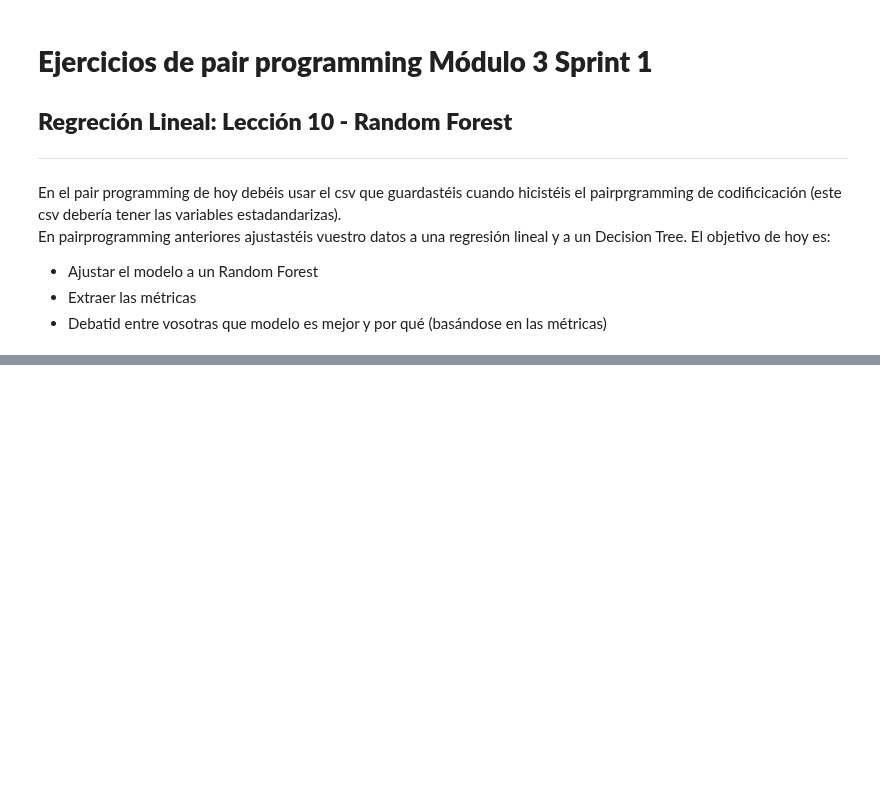
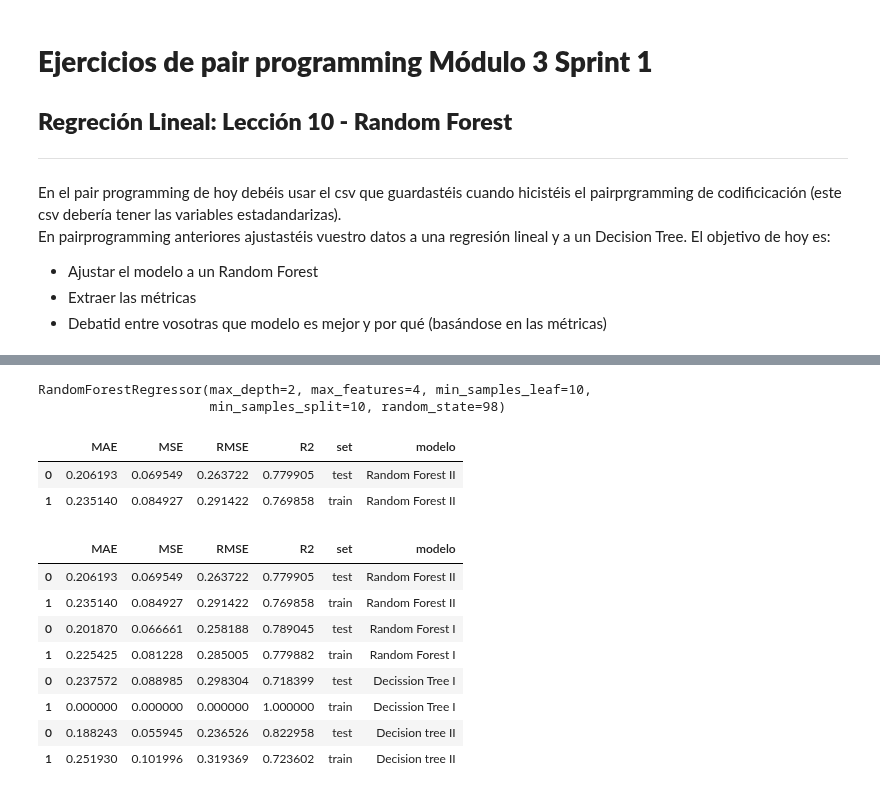
Before and after one commit to Adalab/promo-d-da-modulo3-sprint1-laura-maitane, a Jupyter notebook: regresion-lineal/reg-lin-12-random-forest.ipynb, the cells around one changed output, grey strips where cells are left out. Saved outputs shown, nothing was run; the diff lists cells and outputs as text; code cells hidden in the pictures; blank space fills up the shorter version.

```diff
--- a/regresion-lineal/reg-lin-12-random-forest.ipynb
+++ b/regresion-lineal/reg-lin-12-random-forest.ipynb
@@ -41,0 +208,33 @@ df.head(2)
+# %%
+# al igual que el decision tree podemos sacar cual es nuestro mejor bosque
+# En este caso,  nuestro mejor bosque es aquel que esta formado por arboles de 6 de profundidad, usa 4 variables y que tiene  un min_samples_leaf y un min_samples_split de 10.
+bosque2 = gs_rf2.best_estimator_
+bosque2
+# %% [output]
+RandomForestRegressor(max_depth=2, max_features=4, min_samples_leaf=10,
+                      min_samples_split=10, random_state=98)
+# %%
+y_pred_test_rf2 = bosque2.predict(x_test)
+y_pred_train_rf2 = bosque2.predict(x_train)
+# %%
+rf_results2 = metricas(y_test, y_train, y_pred_test_rf2, y_pred_train_rf2, "Random Forest II")
+rf_results2
+# %% [output]
+|  | MAE | MSE | RMSE | R2 | set | modelo |
+| 0 | 0.206193 | 0.069549 | 0.263722 | 0.779905 | test | Random Forest II |
+| 1 | 0.235140 | 0.084927 | 0.291422 | 0.769858 | train | Random Forest II |
+# %%
+# concatenamos el csv anterior con los resultados obtenidos en este modelo
+
+df_todos_resultados = pd.concat([rf_results2, df_todos_resultados], axis = 0)
+df_todos_resultados
+# %% [output]
+|  | MAE | MSE | RMSE | R2 | set | modelo |
+| 0 | 0.206193 | 0.069549 | 0.263722 | 0.779905 | test | Random Forest II |
+| 1 | 0.235140 | 0.084927 | 0.291422 | 0.769858 | train | Random Forest II |
+| 0 | 0.201870 | 0.066661 | 0.258188 | 0.789045 | test | Random Forest I |
+| 1 | 0.225425 | 0.081228 | 0.285005 | 0.779882 | train | Random Forest I |
+| 0 | 0.237572 | 0.088985 | 0.298304 | 0.718399 | test | Decission Tree I |
+| 1 | 0.000000 | 0.000000 | 0.000000 | 1.000000 | train | Decission Tree I |
+| 0 | 0.188243 | 0.055945 | 0.236526 | 0.822958 | test | Decision tree II |
+| 1 | 0.251930 | 0.101996 | 0.319369 | 0.723602 | train | Decision tree II |
```
Also changed, not shown: parts of 21 cells of this notebook.
